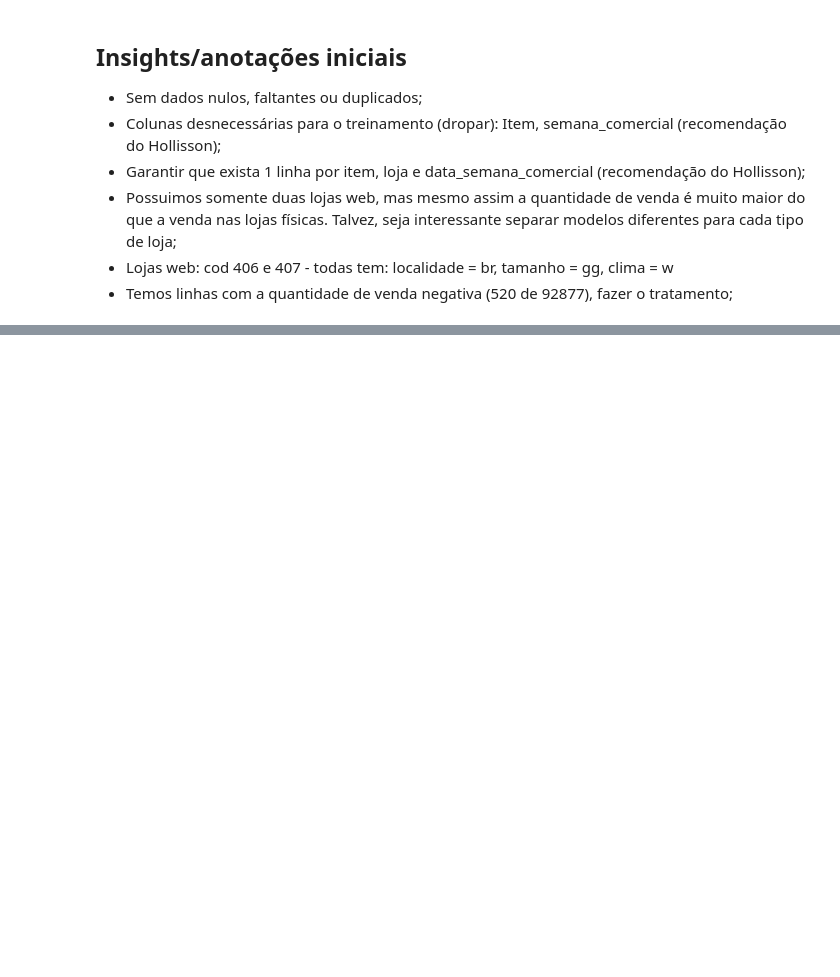
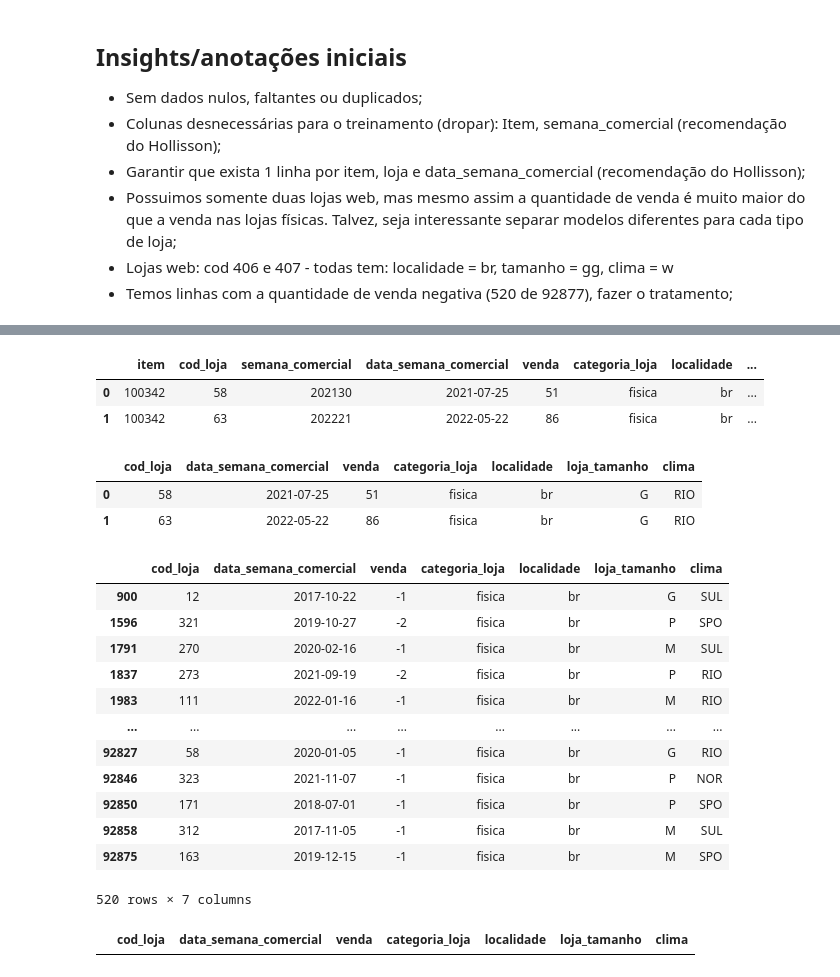
Before and after one commit to beylouni/Renner-ML, a Jupyter notebook: notebooks/ETL.ipynb, the cells around one changed output, grey strips where cells are left out. Drawn from its saved outputs; the diff is of its cells as text; code cells hidden in the pictures; blank space fills up the shorter version.

```diff
--- a/notebooks/ETL.ipynb
+++ b/notebooks/ETL.ipynb
@@ -110,0 +120,35 @@ plt.show()
+# %%
+df.head(2)
+# %% [output]
+|  | item | cod_loja | semana_comercial | data_semana_comercial | venda | categoria_loja | localidade | ... |
+| 0 | 100342 | 58 | 202130 | 2021-07-25 | 51 | fisica | br | ... |
+| 1 | 100342 | 63 | 202221 | 2022-05-22 | 86 | fisica | br | ... |
+# %%
+del df['item']
+del df['semana_comercial']
+df.head(2)
+# %% [output]
+|  | cod_loja | data_semana_comercial | venda | categoria_loja | localidade | loja_tamanho | clima |
+| 0 | 58 | 2021-07-25 | 51 | fisica | br | G | RIO |
+| 1 | 63 | 2022-05-22 | 86 | fisica | br | G | RIO |
+# %%
+df[df['venda'] < 0]
+# %% [output]
+|  | cod_loja | data_semana_comercial | venda | categoria_loja | localidade | loja_tamanho | clima |
+| 900 | 12 | 2017-10-22 | -1 | fisica | br | G | SUL |
+| 1596 | 321 | 2019-10-27 | -2 | fisica | br | P | SPO |
+| 1791 | 270 | 2020-02-16 | -1 | fisica | br | M | SUL |
+| 1837 | 273 | 2021-09-19 | -2 | fisica | br | P | RIO |
+| 1983 | 111 | 2022-01-16 | -1 | fisica | br | M | RIO |
+| ... | ... | ... | ... | ... | ... | ... | ... |
+| 92827 | 58 | 2020-01-05 | -1 | fisica | br | G | RIO |
+| 92846 | 323 | 2021-11-07 | -1 | fisica | br | P | NOR |
+| 92850 | 171 | 2018-07-01 | -1 | fisica | br | P | SPO |
+| 92858 | 312 | 2017-11-05 | -1 | fisica | br | M | SUL |
+| 92875 | 163 | 2019-12-15 | -1 | fisica | br | M | SPO |
+520 rows × 7 columns
+# %%
+df[df['venda'] < 0 ] = 0
+df[df['venda'] < 0]
+# %% [output]
+|  | cod_loja | data_semana_comercial | venda | categoria_loja | localidade | loja_tamanho | clima |
```
Also changed, not shown: parts of 2 cells of this notebook, 1 other file.
